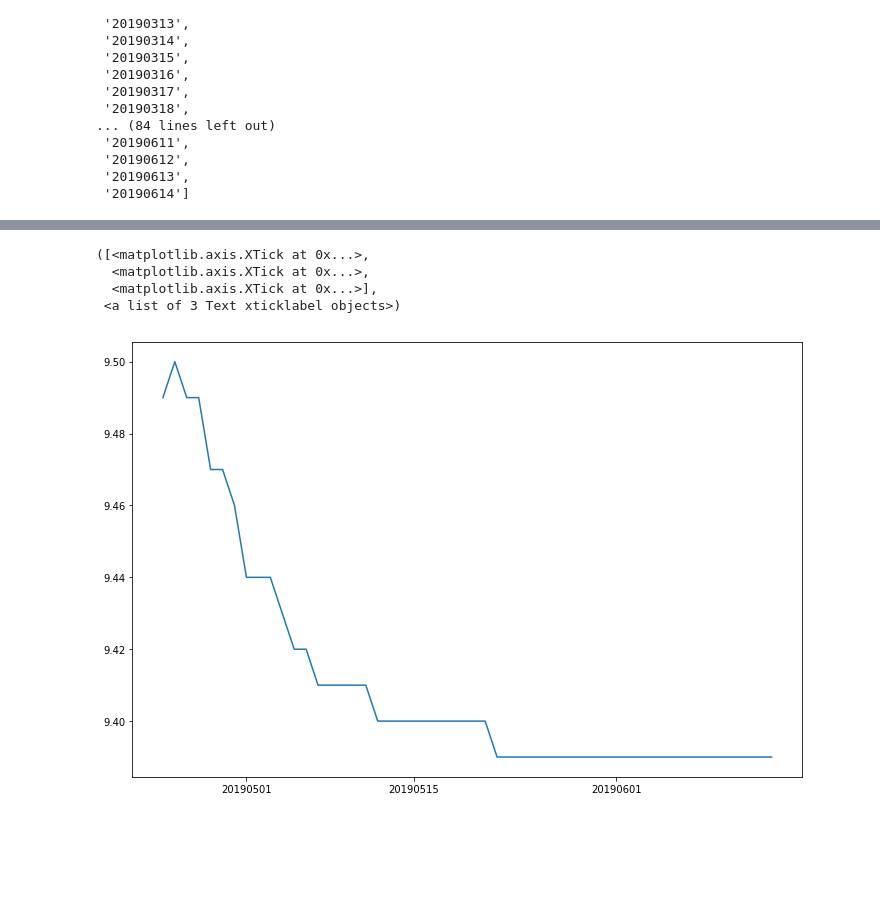
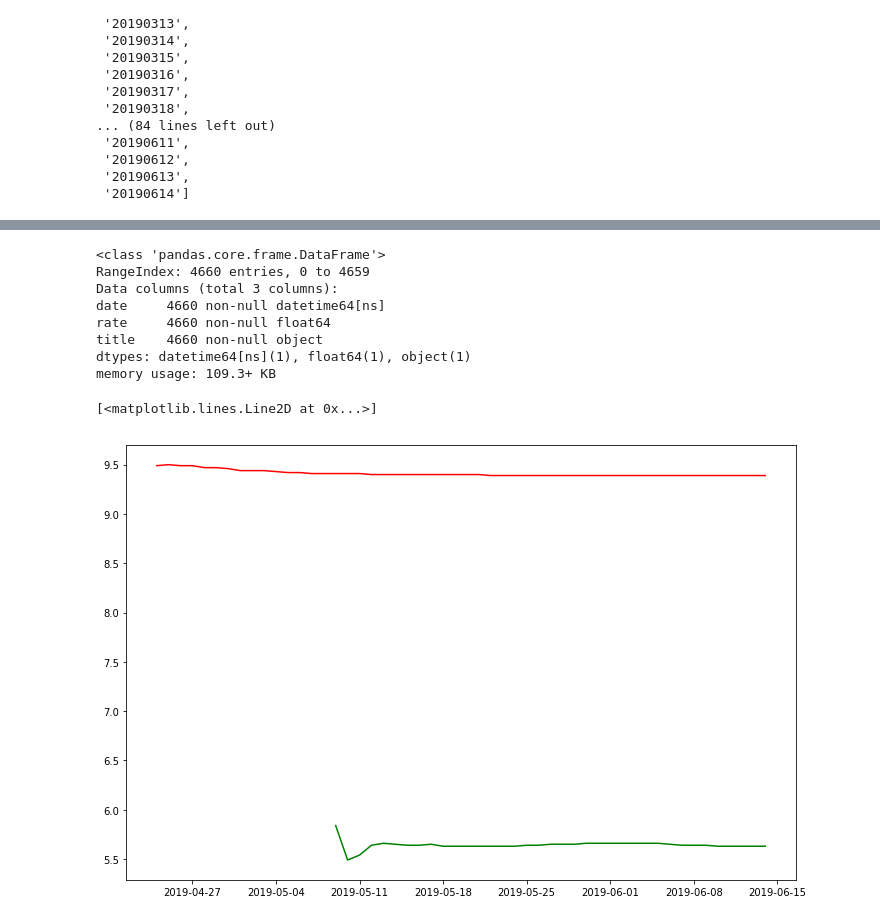
Before and after one commit to xolbynz/-Python-study, a Jupyter notebook: 19.06.14 크롤링2-2.ipynb, the cells around one changed output, grey strips where cells are left out. Saved outputs shown, nothing was run; the diff lists cells and outputs as text; code cells hidden in the pictures; blank space fills up the shorter version.

```diff
--- a/19.06.14 크롤링2-2.ipynb
+++ b/19.06.14 크롤링2-2.ipynb
@@ -38,7 +37,7 @@ day_list
 Mday_list=[]
 title_list = []
 rate_list = []
-for date in tqdm_notebook(day_list):
+for date in day_list:
     url = 'https://movie.naver.com/movie/sdb/rank/rmovie.nhn?sel=cur&date='+date
     res = req.get(url)
     soup = bs(res.content,'lxml')
@@ -76,0 +85,3 @@ Movie
+# %%
+Movie['date']=Movie['date'].apply(pd.to_datetime)
+Movie['rate']=Movie['rate'].astype('float')
@@ -77,16 +108,25 @@ Movie
+# %%
+Movie.info()
+# %% [output]
+<class 'pandas.core.frame.DataFrame'>
+RangeIndex: 4660 entries, 0 to 4659
+Data columns (total 3 columns):
+date     4660 non-null datetime64[ns]
+rate     4660 non-null float64
+title    4660 non-null object
+dtypes: datetime64[ns](1), float64(1), object(1)
+memory usage: 109.3+ KB
 # %%
 import matplotlib.pyplot as plt
 import seaborn as sns
 %matplotlib inline
 # %%
 aven = Movie[Movie['title']=='어벤져스: 엔드게임']
+girl = Movie[Movie['title']=='걸캅스']
 # %%
 plt.figure(figsize=(12,8))
-plt.plot(aven['date'],aven['rate'].astype('float'))
-plt.xticks(['20190501','20190515','20190601'])
+plt.plot(girl['date'],girl['rate'],'g',label='걸캅스')
+plt.plot(aven['date'],aven['rate'],'r',label='어벤저스')
 # %% [output]
-([<matplotlib.axis.XTick at 0x...>,
-  <matplotlib.axis.XTick at 0x...>,
-  <matplotlib.axis.XTick at 0x...>],
- <a list of 3 Text xticklabel objects>)
+[<matplotlib.lines.Line2D at 0x...>]
-[figure, old version]
+[figure, new version]
```
Also changed, not shown: parts of 5 cells of this notebook.
